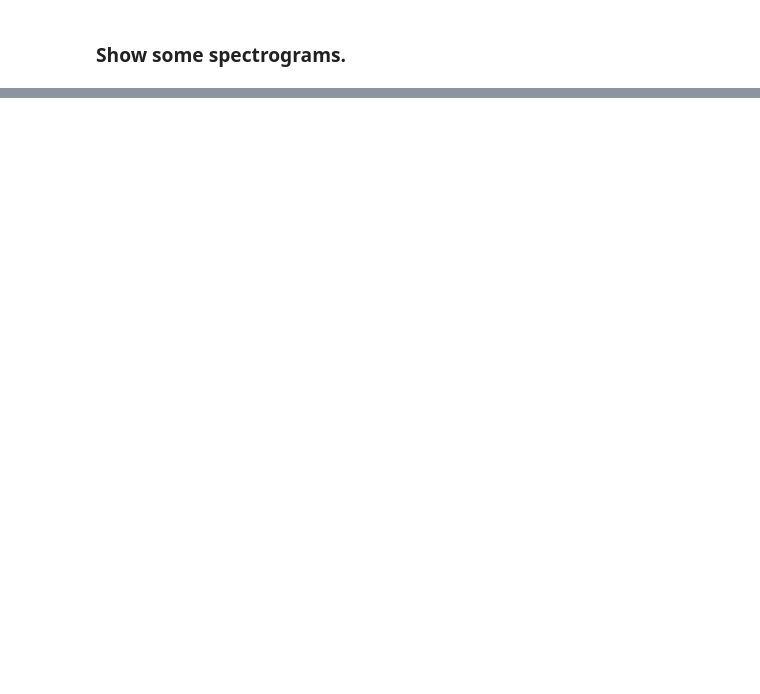
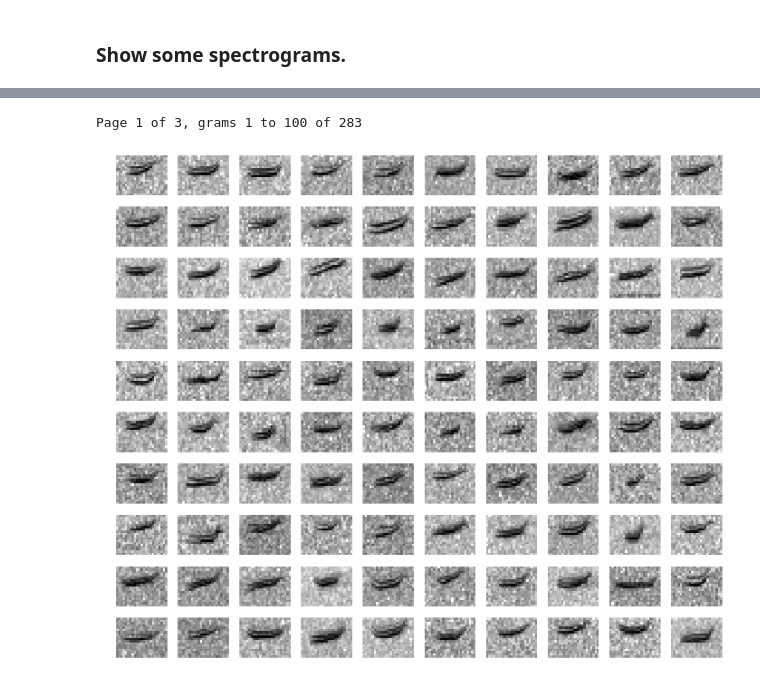
Before and after one commit to HaroldMills/Vesper, a Jupyter notebook: ipython/Species Classification.ipynb, the cells around one changed output, grey strips where cells are left out. Saved outputs shown, nothing was run; the diff lists cells and outputs as text; code cells hidden in the pictures; blank space fills up the shorter version.

```diff
--- a/ipython/Species Classification.ipynb
+++ b/ipython/Species Classification.ipynb
@@ -69,0 +80,5 @@ Page 9 of 9, grams 801 to 900 of 889
+# %%
+show_clips(clips, 'WCSP', 1)
+# %% [output]
+Page 1 of 3, grams 1 to 100 of 283
+[figure, added]
```
Also changed, not shown: parts of 5 cells of this notebook, 1 other file.
